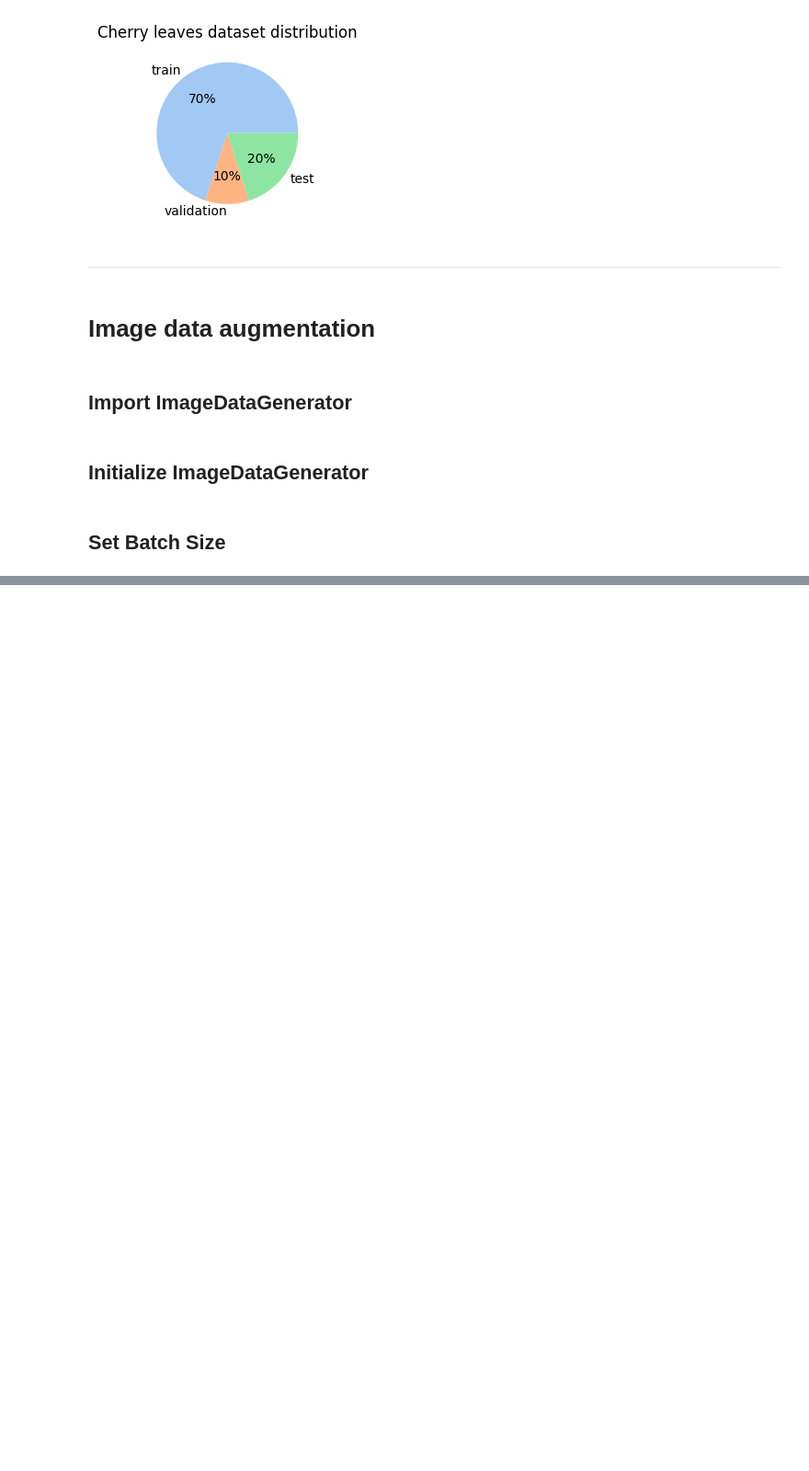
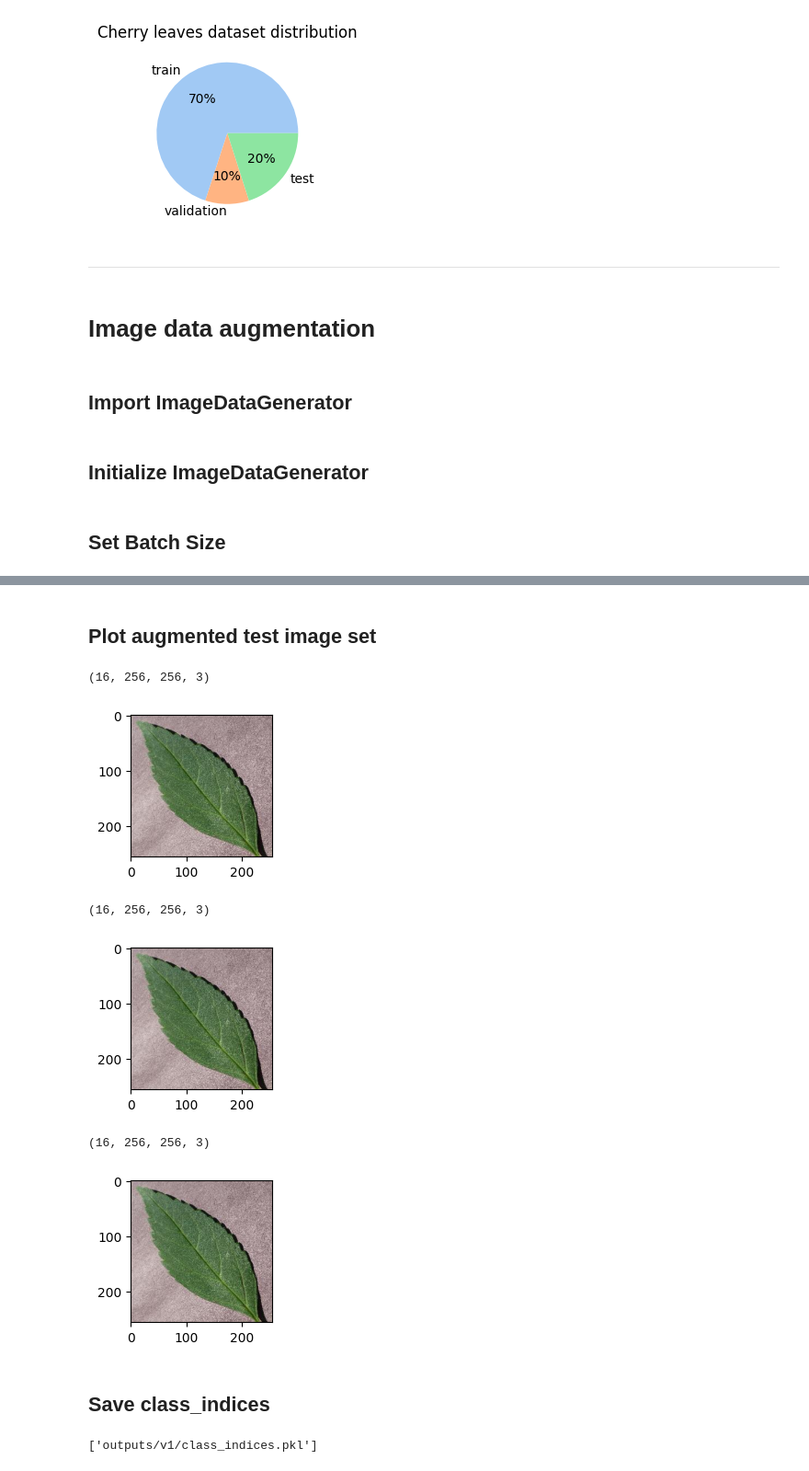
Before and after one commit to DanielE-J/Cherry-Powdery-Mildew-Detector, a Jupyter notebook: jupyter_notebooks/ModellingEvaluating.ipynb, the cells around one changed output, grey strips where cells are left out. Shown: that part at 92% size. Drawn from its saved outputs; the diff is of its cells as text; code cells hidden in the pictures; blank space fills up the shorter version.

```diff
--- a/jupyter_notebooks/ModellingEvaluating.ipynb
+++ b/jupyter_notebooks/ModellingEvaluating.ipynb
@@ -234,0 +319,23 @@ batch_size = 16
+# %% [markdown]
+## Plot augmented test image set
+# %%
+for _ in range(3):
+    plt.figure(figsize=(2, 2))
+    imgs, labels = next(test_set)
+    print(img.shape)
+    plt.imshow(img[0])
+    plt.show()
+# %% [output]
+(16, 256, 256, 3)
+[figure, added]
+(16, 256, 256, 3)
+[figure, added]
+(16, 256, 256, 3)
+[figure, added]
+# %% [markdown]
+## Save class_indices
+# %%
+joblib.dump(value=train_set.class_indices,
+            filename=f"{file_path}/class_indices.pkl")
+# %% [output]
+['outputs/v1/class_indices.pkl']
```
Also changed, not shown: parts of 11 cells of this notebook, 1 other file.
